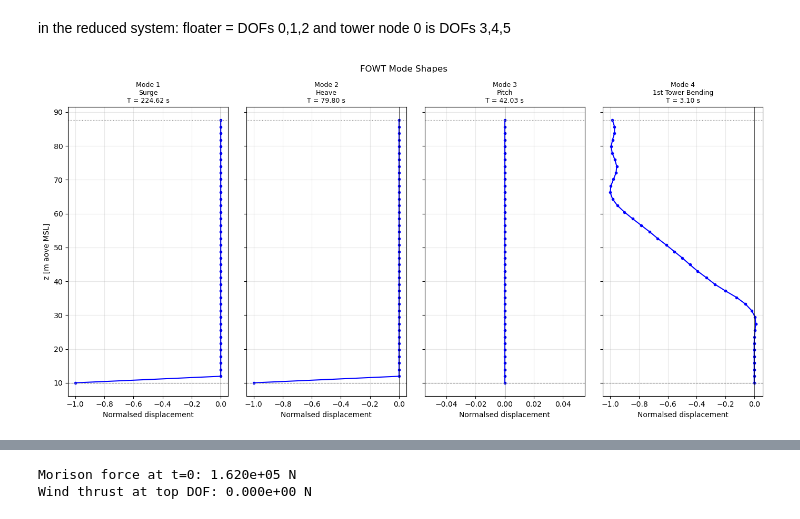
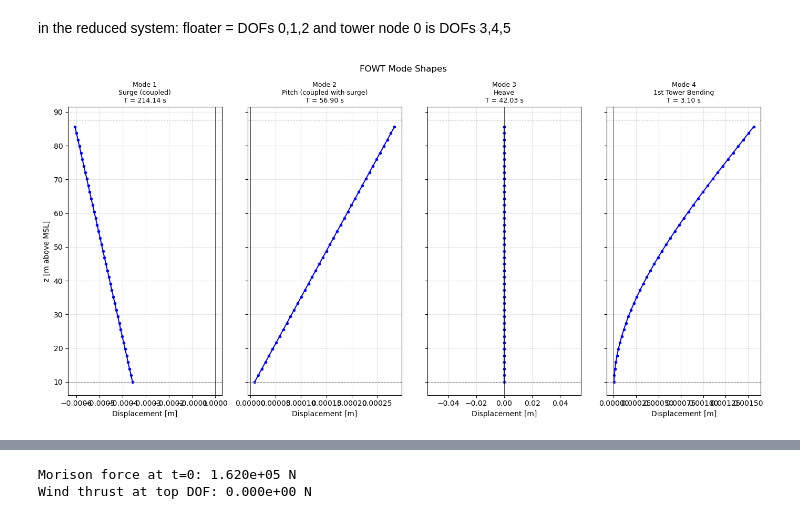
Before and after one commit to carolinaprucha/CIEM4210-Computational-Modelling, a Jupyter notebook: FOWT_FEM.ipynb, the cells around one changed output, grey strips where cells are left out. Saved outputs shown, nothing was run; the diff lists cells and outputs as text; code cells hidden in the pictures.

```diff
--- a/FOWT_FEM.ipynb
+++ b/FOWT_FEM.ipynb
@@ -88,7 +88,7 @@ print(f"Hydrostatic stiffness in pitch: {K_pitch_hs:.2f} N.m/rad")
 
 
 #mooring
-K_surge_moor= 41040 # [N/m]
+K_surge_moor= 88815.83 # [N/m]
 K_heave_moor = 0 # [N/m]
 K_pitch_moor = 0 # [N.m/rad]
 # %% [output]
@@ -375,40 +375,39 @@ pitch at 18s is a bit low (OC3 says 28s) but may be the simplification of GM = 1
 # %% [markdown]
 in the reduced system: floater = DOFs 0,1,2 and tower node 0 is DOFs 3,4,5
 # %%
+z_CoG = -89.9
+
 # Plot mode shapes
 
 n_modes = 4
-mode_labels = ['Surge', 'Heave', 'Pitch', '1st Tower Bending']
-
+mode_labels = ['Surge (coupled)', 'Pitch (coupled with surge)', 'Heave', '1st Tower Bending']
 fig, axes = plt.subplots(1, n_modes, figsize=(14, 7), sharey=True)
 for mode in range(n_modes):
     phi = eigenvectors[:, mode]
 
-    tower_disp = np.zeros(n_nodes)
-    for k in range(n_nodes):
-        tower_disp[k] = phi[3 + 3*(k-1)]
+    x_f     = phi[0]   # floater surge
+    z_f     = phi[1]   # floater heave
+    theta_f = phi[2]   # floater pitch
 
-    floater_disp = phi[0]
+    tower_disp = np.zeros(40)
+    for k in range(40):
+        w_elastic = phi[3 + 3*k + 1]           # elastic transverse DOF
+        z_node    = nodes_z[k]
+        # total horizontal displacement = rigid body translation + rigid body rotation + elastic bending
+        tower_disp[k] = x_f + theta_f * (z_node - z_CoG) + w_elastic
 
-    #nromalise to max displacement = 1
-    all_disp = np.append(floater_disp, tower_disp)
-    scale = np.max(np.abs(all_disp))
-    if scale > 0:
-            tower_disp /=scale
-            floater_disp/= scale
-
-    ax= axes[mode]
-    ax.plot(tower_disp, nodes_z, 'b-o', ms=3, lw=1.5)
+    ax = axes[mode]
+    ax.plot(tower_disp, nodes_z[:40], 'b-o', ms=3, lw=1.5)
     ax.axhline(z_base, color='gray', lw=0.8, ls='--', label='Tower base')
-    ax.axhline(z_top, color='gray',  lw=0.8, ls=':', label='Tower top')
+    ax.axhline(z_top,  color='gray', lw=0.8, ls=':',  label='Tower top')
     ax.axvline(0, color='k', lw=0.5)
-    ax.set_title(f"Mode {mode+1}\n{mode_labels[mode]}\nT = {T_n[mode]:.2f} s", fontsize= 9)
-    ax.set_xlabel("Normalsed displacement")
+    ax.set_title(f"Mode {mode+1}\n{mode_labels[mode]}\nT = {T_n[mode]:.2f} s", fontsize=9)
+    ax.set_xlabel("Displacement [m]")
     ax.grid(True, alpha=0.3)
 
-axes[0].set_ylabel("z [m aove MSL]")
+axes[0].set_ylabel("z [m above MSL]")
 plt.suptitle("FOWT Mode Shapes", fontsize=12)
 plt.tight_layout()
 plt.show()
 # %% [output]
-[figure, old version]
+[figure, new version]
```
Also changed, not shown: parts of 14 cells of this notebook.
